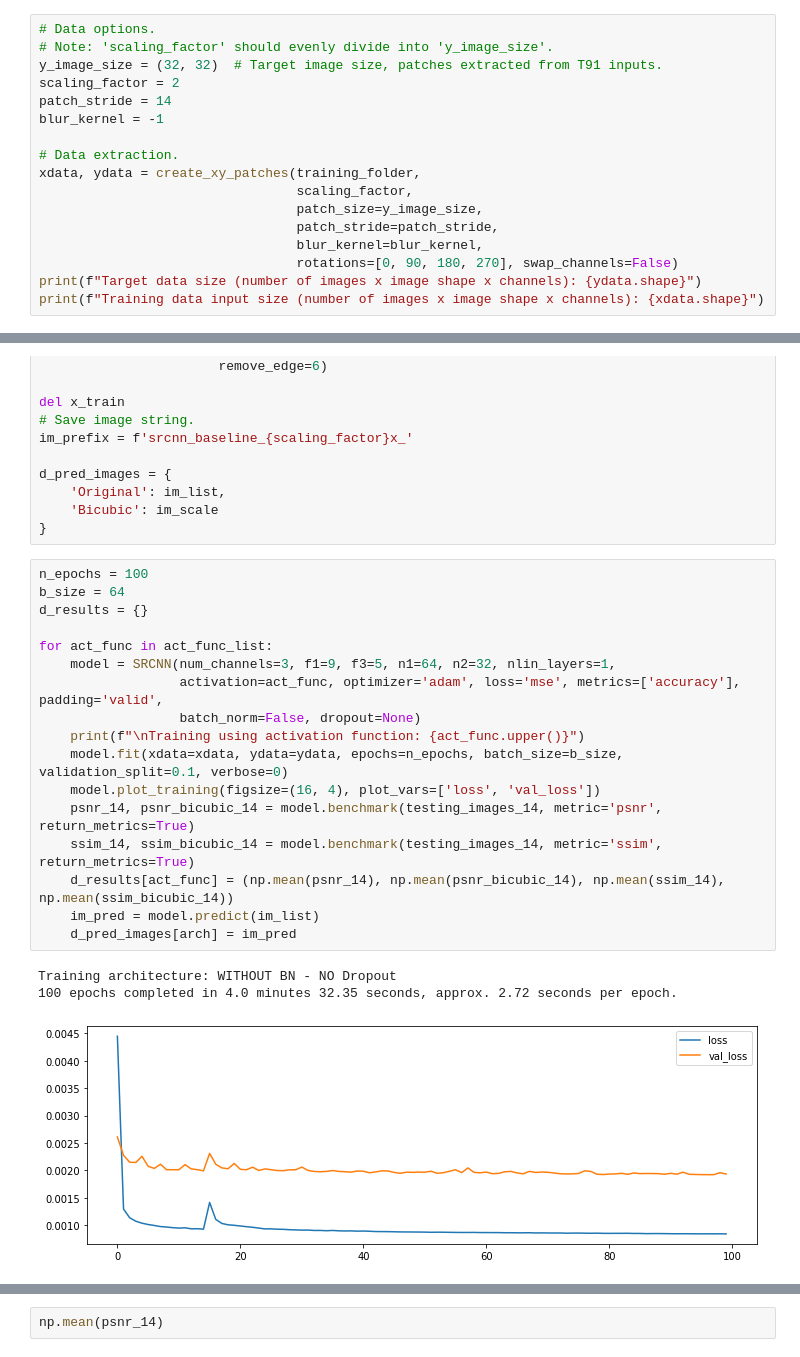
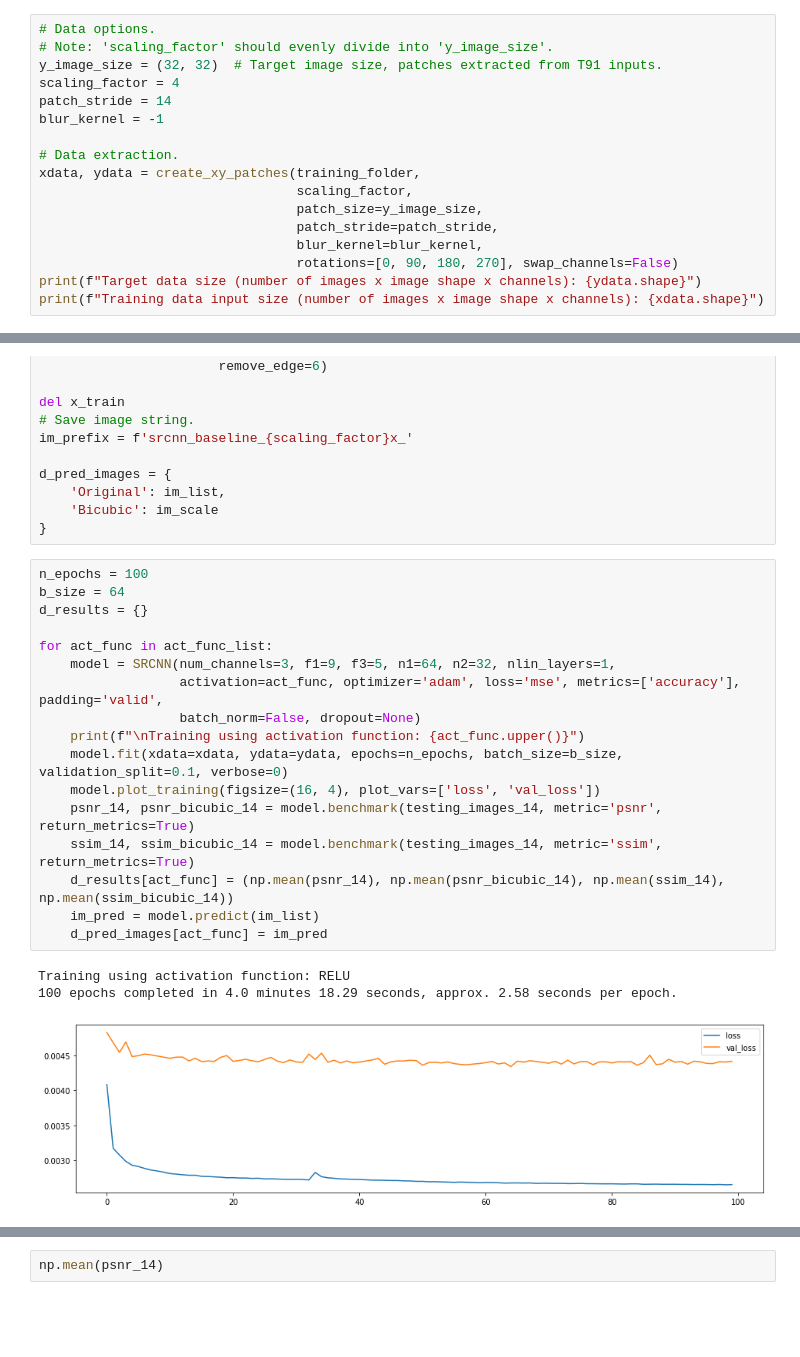
Before and after one commit to kingfischer16/srcnn-tf2, a Jupyter notebook: notebooks/SRCNN Activation Functions.ipynb, the cells around one changed output, grey strips where cells are left out. Cells and saved outputs as stored; diff of their text form; blank space fills up the shorter version.

Commit message:
activation function tests complete

```diff
--- a/notebooks/SRCNN Activation Functions.ipynb
+++ b/notebooks/SRCNN Activation Functions.ipynb
@@ -50,7 +55,7 @@ To avoid edge effects of convlution, padding in the model is set to `'valid'`, a
 # Data options.
 # Note: 'scaling_factor' should evenly divide into 'y_image_size'.
 y_image_size = (32, 32)  # Target image size, patches extracted from T91 inputs.
-scaling_factor = 2
+scaling_factor = 4
 patch_stride = 14
 blur_kernel = -1
 
@@ -122,24 +127,24 @@ d_pred_images = {
 # %%
 n_epochs = 100
 b_size = 64
 d_results = {}
 
 for act_func in act_func_list:
     model = SRCNN(num_channels=3, f1=9, f3=5, n1=64, n2=32, nlin_layers=1,
                   activation=act_func, optimizer='adam', loss='mse', metrics=['accuracy'], padding='valid',
                   batch_norm=False, dropout=None)
     print(f"\nTraining using activation function: {act_func.upper()}")
     model.fit(xdata=xdata, ydata=ydata, epochs=n_epochs, batch_size=b_size, validation_split=0.1, verbose=0)
     model.plot_training(figsize=(16, 4), plot_vars=['loss', 'val_loss'])
     psnr_14, psnr_bicubic_14 = model.benchmark(testing_images_14, metric='psnr', return_metrics=True)
     ssim_14, ssim_bicubic_14 = model.benchmark(testing_images_14, metric='ssim', return_metrics=True)
     d_results[act_func] = (np.mean(psnr_14), np.mean(psnr_bicubic_14), np.mean(ssim_14),  np.mean(ssim_bicubic_14))
     im_pred = model.predict(im_list)
-    d_pred_images[arch] = im_pred
+    d_pred_images[act_func] = im_pred
 # %% [output]
-Training architecture: WITHOUT BN - NO Dropout
-100 epochs completed in 4.0 minutes 32.35 seconds, approx. 2.72 seconds per epoch.
+Training using activation function: RELU
+100 epochs completed in 4.0 minutes 18.29 seconds, approx. 2.58 seconds per epoch.
-[figure, old version]
+[figure, new version]
 -------------------------------------------------------------------
 Starting model benchmark...
 
```
Also changed, not shown: parts of 7 cells of this notebook, 1 other file.
